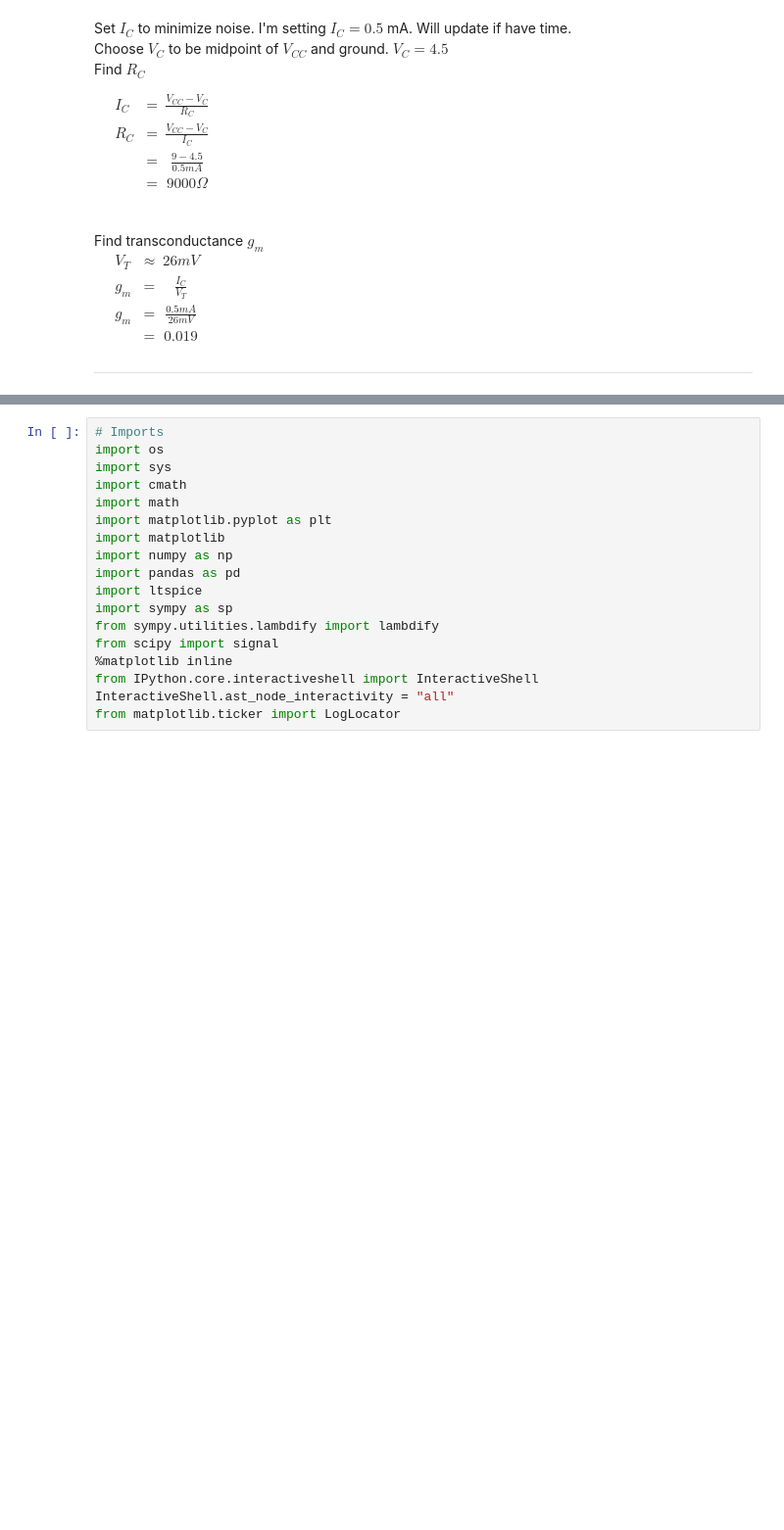
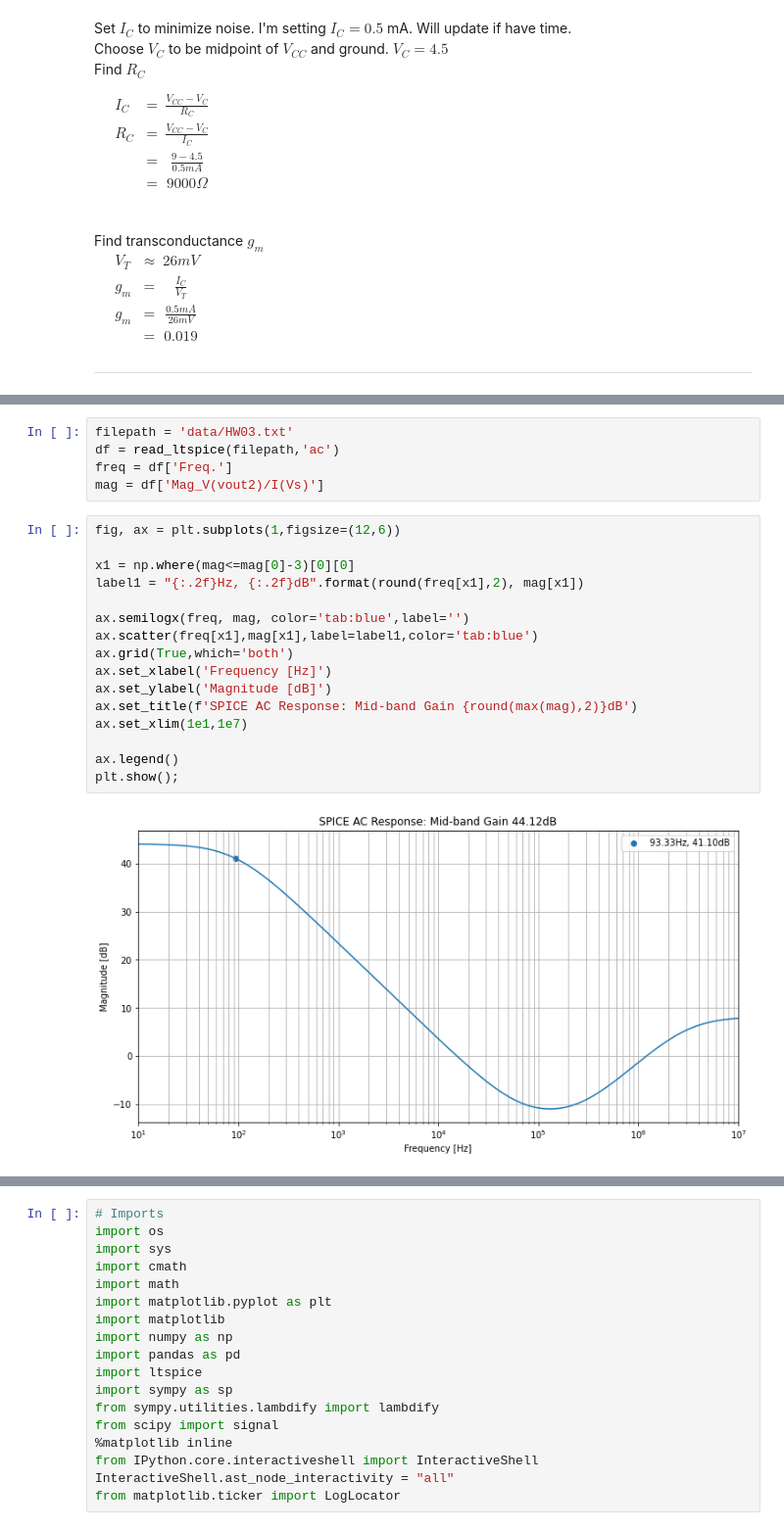
Before and after one commit to kegedy/EE538.1, a Jupyter notebook: kevin/hw03/EE538_Sp2021_Assignment3.ipynb, the cells around one changed output, grey strips where cells are left out. Shown: that part at 98% size. Drawn from its saved outputs; the diff is of its cells as text; blank space fills up the shorter version.

```diff
--- a/kevin/hw03/EE538_Sp2021_Assignment3.ipynb
+++ b/kevin/hw03/EE538_Sp2021_Assignment3.ipynb
@@ -318,0 +319,23 @@ $\begin{eqnarray}
+# %%
+filepath = 'data/HW03.txt'
+df = read_ltspice(filepath,'ac')
+freq = df['Freq.']
+mag = df['Mag_V(vout2)/I(Vs)']
+# %%
+fig, ax = plt.subplots(1,figsize=(12,6))
+
+x1 = np.where(mag<=mag[0]-3)[0][0]
+label1 = "{:.2f}Hz, {:.2f}dB".format(round(freq[x1],2), mag[x1])
+
+ax.semilogx(freq, mag, color='tab:blue',label='')
+ax.scatter(freq[x1],mag[x1],label=label1,color='tab:blue')
+ax.grid(True,which='both')
+ax.set_xlabel('Frequency [Hz]')
+ax.set_ylabel('Magnitude [dB]')
+ax.set_title(f'SPICE AC Response: Mid-band Gain {round(max(mag),2)}dB')
+ax.set_xlim(1e1,1e7)
+
+ax.legend()
+plt.show();
+# %% [output]
+[figure, added]
```
Also changed, not shown: parts of 20 cells of this notebook.
